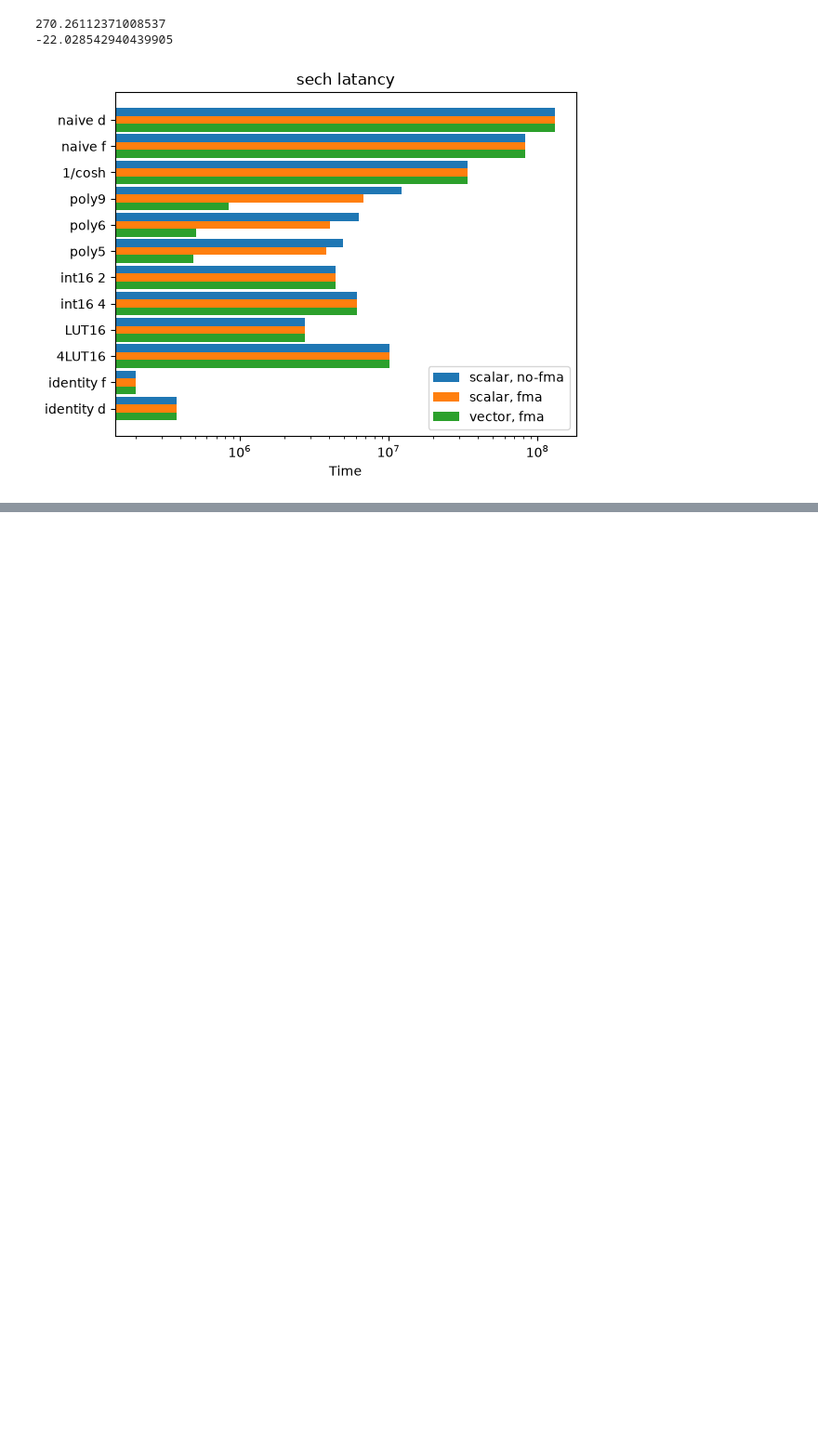
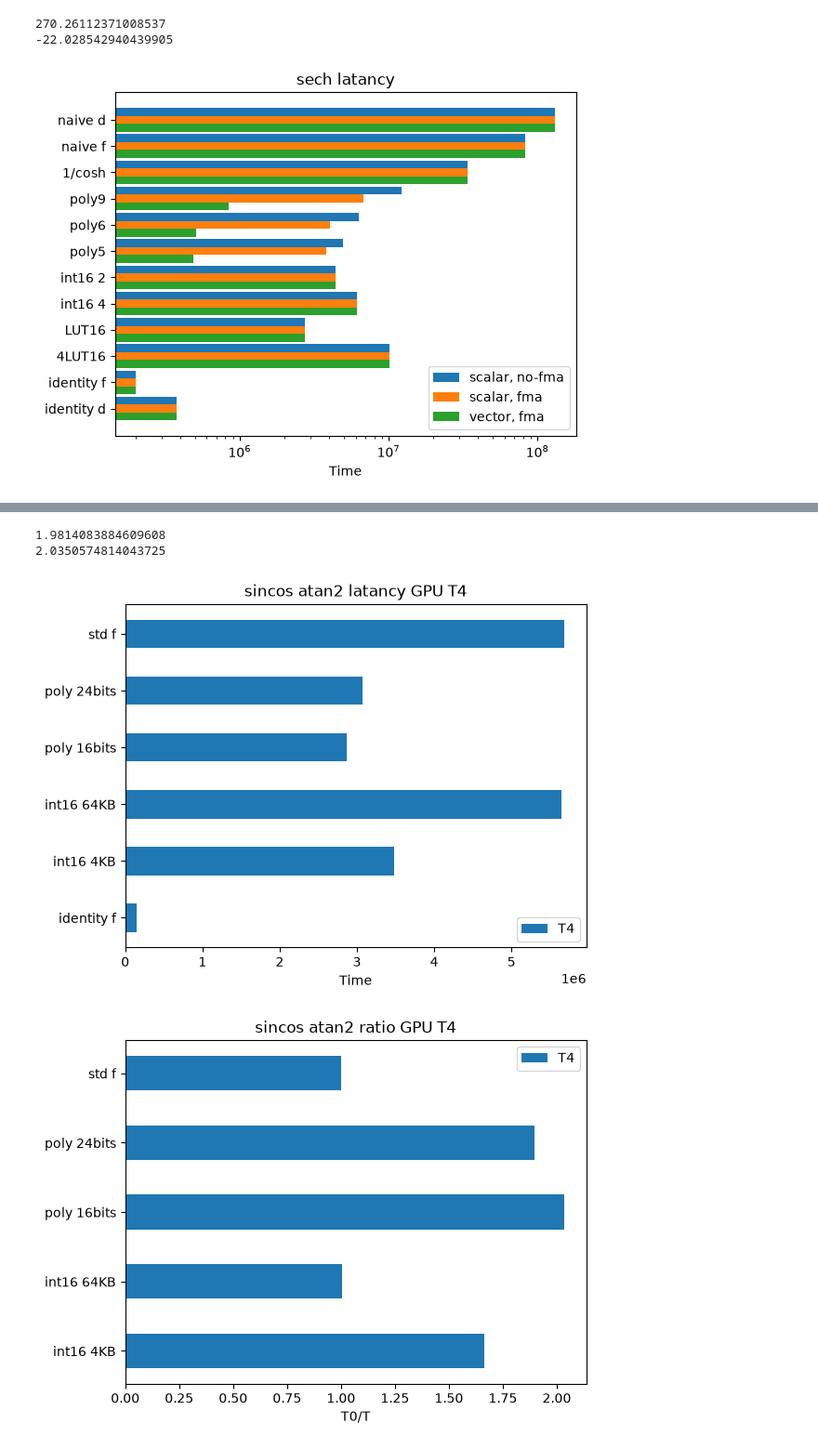
Before and after one commit to VinInn/pyTools, a Jupyter notebook: sechSpeed.ipynb, the cells around one changed output, grey strips where cells are left out. Shown at 93% size. Cells and saved outputs as stored; diff of their text form; code cells hidden in the pictures; blank space fills up the shorter version.

```diff
--- a/sechSpeed.ipynb
+++ b/sechSpeed.ipynb
@@ -106,0 +109,39 @@ plt.show()
+# %%
+trig = ('std f', 'poly 24bits','poly 16bits', 'int16 64KB', 'int16 4KB', 'identity f' )
+gpuT4 = np.array(
+    [5685158,3070543,2869251,5648810,3478389,148719])
+
+idf = gpuT4[5]
+
+print(gpuT4[0]/gpuT4[2])
+print((gpuT4[0]-idf)/(gpuT4[2]-idf))
+
+x = np.arange(len(trig))  # the label locations
+width = 0.5  # the width of a bar
+
+fig, ax = plt.subplots()
+ax.barh(x, gpuT4, width, align='center', label='T4')
+ax.yaxis.set_inverted(True)  # arrange data from top to bottom
+#plt.xscale("log")
+ax.set_yticks(x,trig)
+ax.set_xlabel('Time')
+ax.set_title('sincos atan2 latancy GPU T4')
+ax.legend()
+plt.show()
+
+id = np.array([idf,idf,idf,idf,idf,idf])
+
+fig, ax = plt.subplots()
+ax.barh(x[0:5], (gpuT4[0]-id[0])/(gpuT4-id)[0:5], width, align='center', label='T4')
+ax.yaxis.set_inverted(True)  # arrange data from top to bottom
+#plt.xscale("log")
+ax.set_yticks(x[0:5],trig[0:5])
+ax.set_xlabel('T0/T')
+ax.set_title('sincos atan2 ratio GPU T4')
+ax.legend()
+plt.show()
+# %% [output]
+1.9814083884609608
+2.0350574814043725
+[figure, added]
+[figure, added]
```
Also changed, not shown: parts of 1 cell of this notebook, 1 other file.
